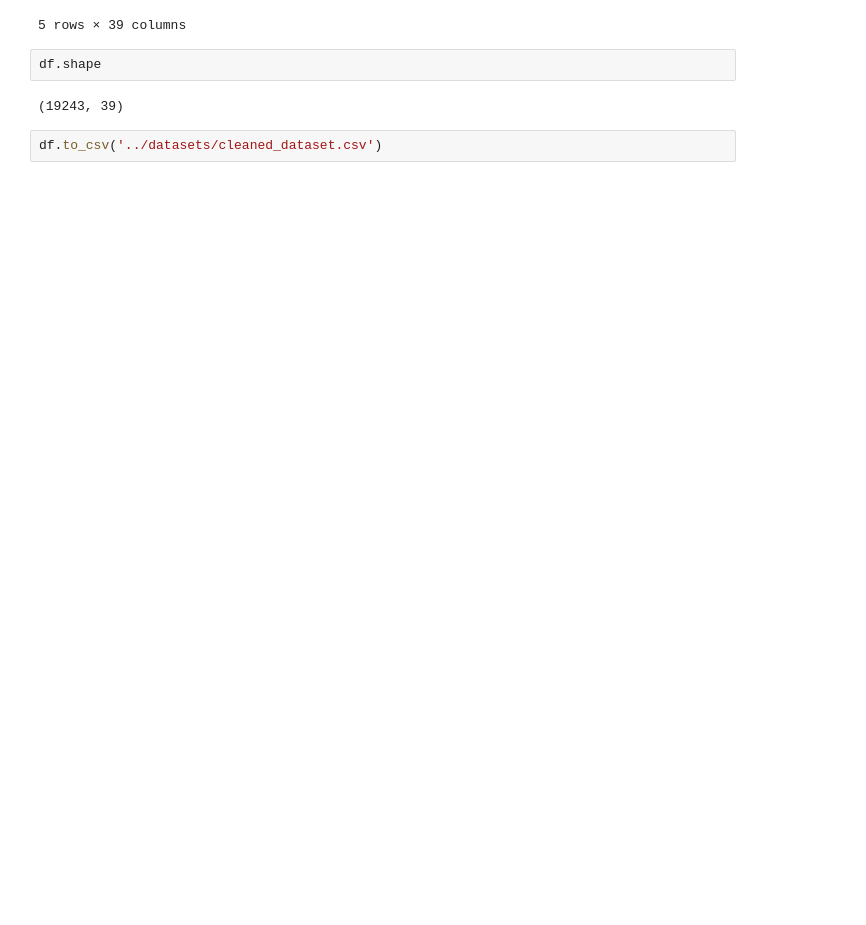
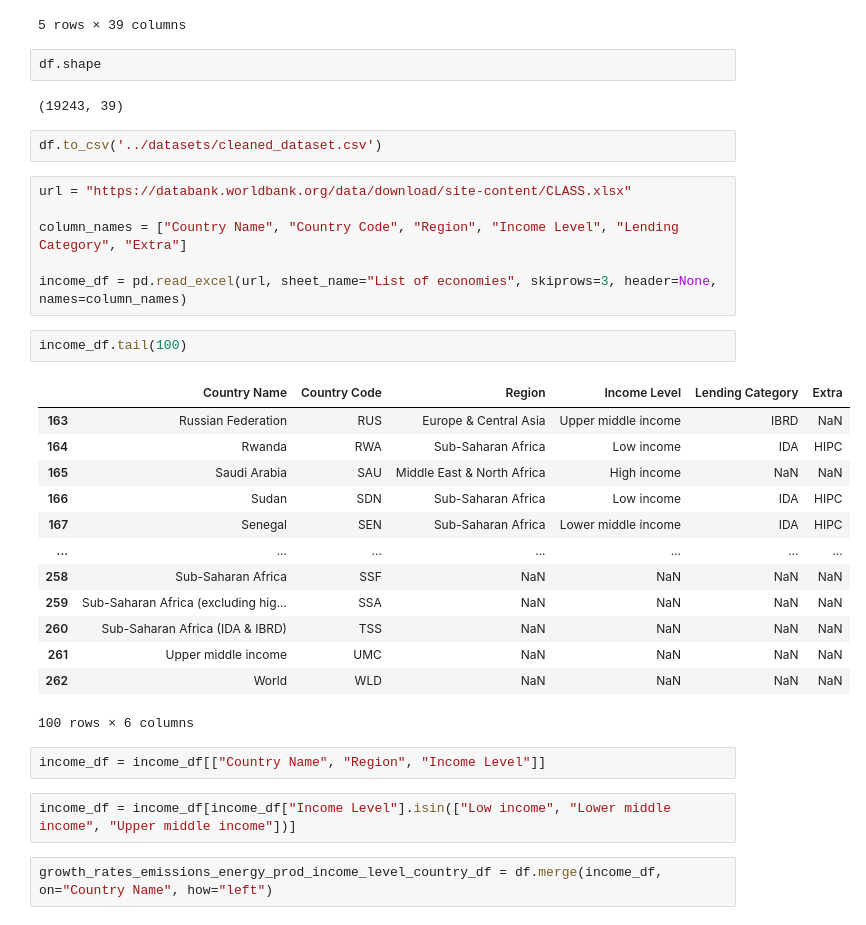
Before and after one commit to nazmul-nil/MSc-DS-Research-Project-UH, a Jupyter notebook: notebooks/data_preprocessing.ipynb, the cells around one changed output. Cells and saved outputs as stored; diff of their text form; blank space fills up the shorter version.

Commit message:
merge low and middle income countries, remove high income countries, and regional rows

```diff
--- a/notebooks/data_preprocessing.ipynb
+++ b/notebooks/data_preprocessing.ipynb
@@ -244,3 +244,31 @@ df.shape
 (19243, 39)
 # %%
 df.to_csv('../datasets/cleaned_dataset.csv')
+# %%
+url = "https://databank.worldbank.org/data/download/site-content/CLASS.xlsx"
+
+column_names = ["Country Name", "Country Code", "Region", "Income Level", "Lending Category", "Extra"]
+
+income_df = pd.read_excel(url, sheet_name="List of economies", skiprows=3, header=None,  names=column_names)
+# %%
+income_df.tail(100)
+# %% [output]
+|  | Country Name | Country Code | Region | Income Level | Lending Category | Extra |
+| 163 | Russian Federation | RUS | Europe & Central Asia | Upper middle income | IBRD | NaN |
+| 164 | Rwanda | RWA | Sub-Saharan Africa | Low income | IDA | HIPC |
+| 165 | Saudi Arabia | SAU | Middle East & North Africa | High income | NaN | NaN |
+| 166 | Sudan | SDN | Sub-Saharan Africa | Low income | IDA | HIPC |
+| 167 | Senegal | SEN | Sub-Saharan Africa | Lower middle income | IDA | HIPC |
+| ... | ... | ... | ... | ... | ... | ... |
+| 258 | Sub-Saharan Africa | SSF | NaN | NaN | NaN | NaN |
+| 259 | Sub-Saharan Africa (excluding hig... | SSA | NaN | NaN | NaN | NaN |
+| 260 | Sub-Saharan Africa (IDA & IBRD) | TSS | NaN | NaN | NaN | NaN |
+| 261 | Upper middle income | UMC | NaN | NaN | NaN | NaN |
+| 262 | World | WLD | NaN | NaN | NaN | NaN |
+100 rows × 6 columns
+# %%
+income_df = income_df[["Country Name", "Region", "Income Level"]]
+# %%
+income_df = income_df[income_df["Income Level"].isin(["Low income", "Lower middle income", "Upper middle income"])]
+# %%
+growth_rates_emissions_energy_prod_income_level_country_df = df.merge(income_df, on="Country Name", how="left")
```
Also changed, not shown: parts of 8 cells of this notebook.
